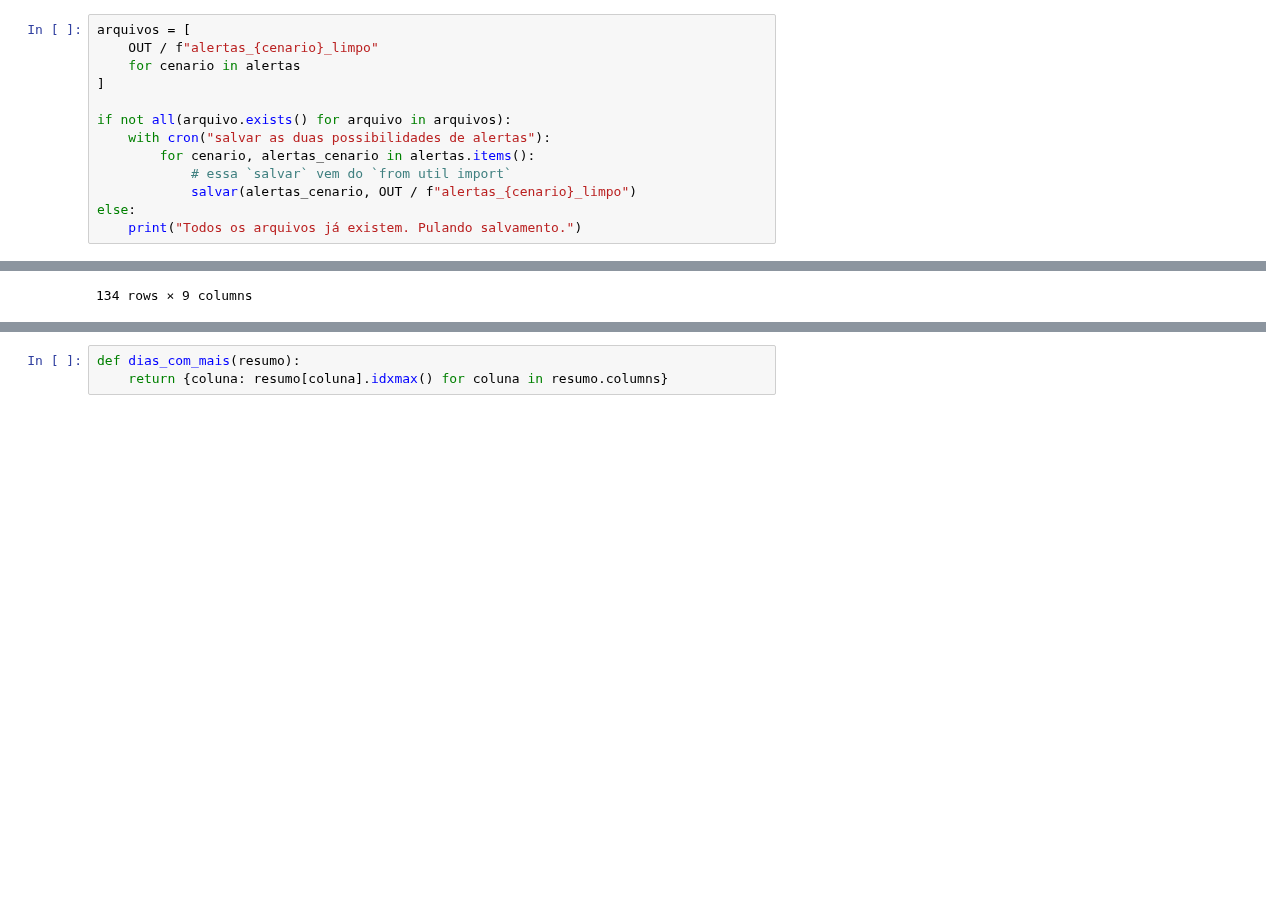
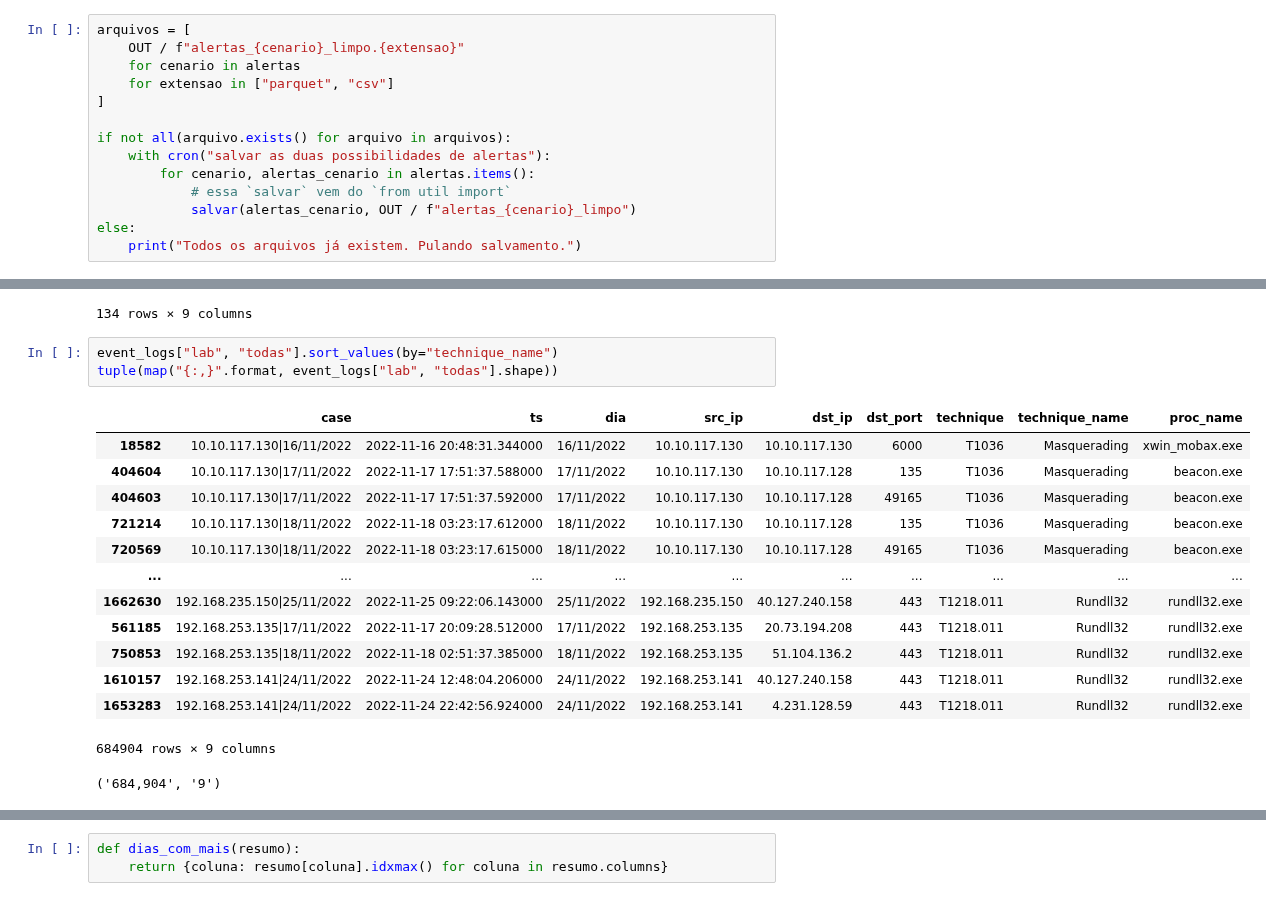
Before and after one commit to jpramires/mestrado, a Jupyter notebook: 4_replicacao_sean.ipynb, the cells around one changed output, grey strips where cells are left out. Drawn from its saved outputs; the diff is of its cells as text; blank space fills up the shorter version.

```diff
--- a/4_replicacao_sean.ipynb
+++ b/4_replicacao_sean.ipynb
@@ -690,7 +810,8 @@ f"{alertas["real"].shape[0]:,}"
 # %%
 arquivos = [
-    OUT / f"alertas_{cenario}_limpo"
+    OUT / f"alertas_{cenario}_limpo.{extensao}"
     for cenario in alertas
+    for extensao in ["parquet", "csv"]
 ]
 
 if not all(arquivo.exists() for arquivo in arquivos):
@@ -800,3 +927,21 @@ event_logs["real", "entrada"].sort_values(by="technique_name")
 | 147217 | 192.168.194.132|05/07/2022 | 2022-07-05 17:59:22.866000 | 05/07/2022 | 192.168.194.132 | 192.168.194.2 | 53 | T1059.003 | Windows Command Shell | cmd.exe |
 | 146945 | 192.168.194.132|05/07/2022 | 2022-07-05 17:59:22.896000 | 05/07/2022 | 192.168.194.132 | 192.168.194.2 | 53 | T1059.003 | Windows Command Shell | cmd.exe |
 134 rows × 9 columns
+# %%
+event_logs["lab", "todas"].sort_values(by="technique_name")
+tuple(map("{:,}".format, event_logs["lab", "todas"].shape))
+# %% [output]
+|  | case | ts | dia | src_ip | dst_ip | dst_port | technique | technique_name | proc_name |
+| 18582 | 10.10.117.130|16/11/2022 | 2022-11-16 20:48:31.344000 | 16/11/2022 | 10.10.117.130 | 10.10.117.130 | 6000 | T1036 | Masquerading | xwin_mobax.exe |
+| 404604 | 10.10.117.130|17/11/2022 | 2022-11-17 17:51:37.588000 | 17/11/2022 | 10.10.117.130 | 10.10.117.128 | 135 | T1036 | Masquerading | beacon.exe |
+| 404603 | 10.10.117.130|17/11/2022 | 2022-11-17 17:51:37.592000 | 17/11/2022 | 10.10.117.130 | 10.10.117.128 | 49165 | T1036 | Masquerading | beacon.exe |
+| 721214 | 10.10.117.130|18/11/2022 | 2022-11-18 03:23:17.612000 | 18/11/2022 | 10.10.117.130 | 10.10.117.128 | 135 | T1036 | Masquerading | beacon.exe |
+| 720569 | 10.10.117.130|18/11/2022 | 2022-11-18 03:23:17.615000 | 18/11/2022 | 10.10.117.130 | 10.10.117.128 | 49165 | T1036 | Masquerading | beacon.exe |
+| ... | ... | ... | ... | ... | ... | ... | ... | ... | ... |
+| 1662630 | 192.168.235.150|25/11/2022 | 2022-11-25 09:22:06.143000 | 25/11/2022 | 192.168.235.150 | 40.127.240.158 | 443 | T1218.011 | Rundll32 | rundll32.exe |
+| 561185 | 192.168.253.135|17/11/2022 | 2022-11-17 20:09:28.512000 | 17/11/2022 | 192.168.253.135 | 20.73.194.208 | 443 | T1218.011 | Rundll32 | rundll32.exe |
+| 750853 | 192.168.253.135|18/11/2022 | 2022-11-18 02:51:37.385000 | 18/11/2022 | 192.168.253.135 | 51.104.136.2 | 443 | T1218.011 | Rundll32 | rundll32.exe |
+| 1610157 | 192.168.253.141|24/11/2022 | 2022-11-24 12:48:04.206000 | 24/11/2022 | 192.168.253.141 | 40.127.240.158 | 443 | T1218.011 | Rundll32 | rundll32.exe |
+| 1653283 | 192.168.253.141|24/11/2022 | 2022-11-24 22:42:56.924000 | 24/11/2022 | 192.168.253.141 | 4.231.128.59 | 443 | T1218.011 | Rundll32 | rundll32.exe |
+684904 rows × 9 columns
+('684,904', '9')
```
Also changed, not shown: parts of 54 cells of this notebook, 14 other files.
